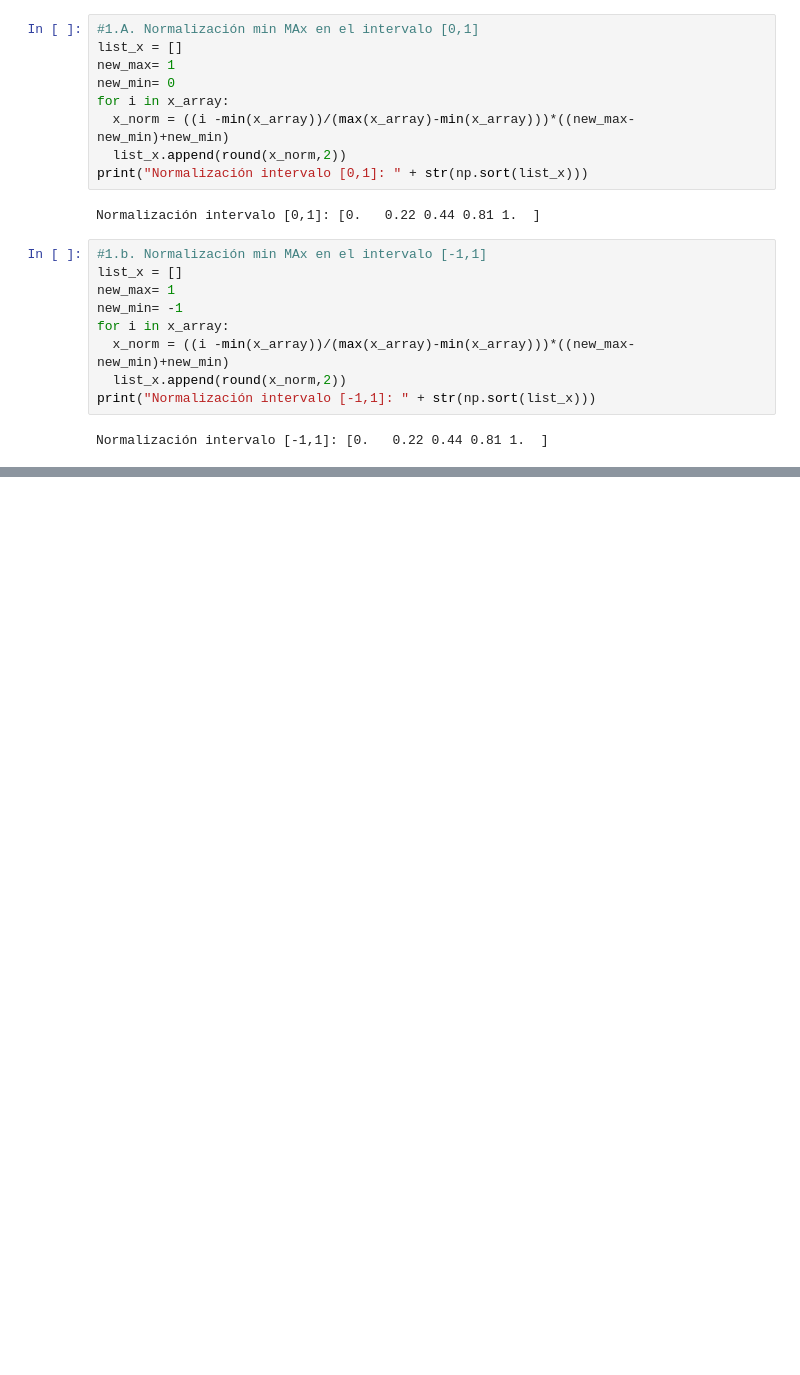
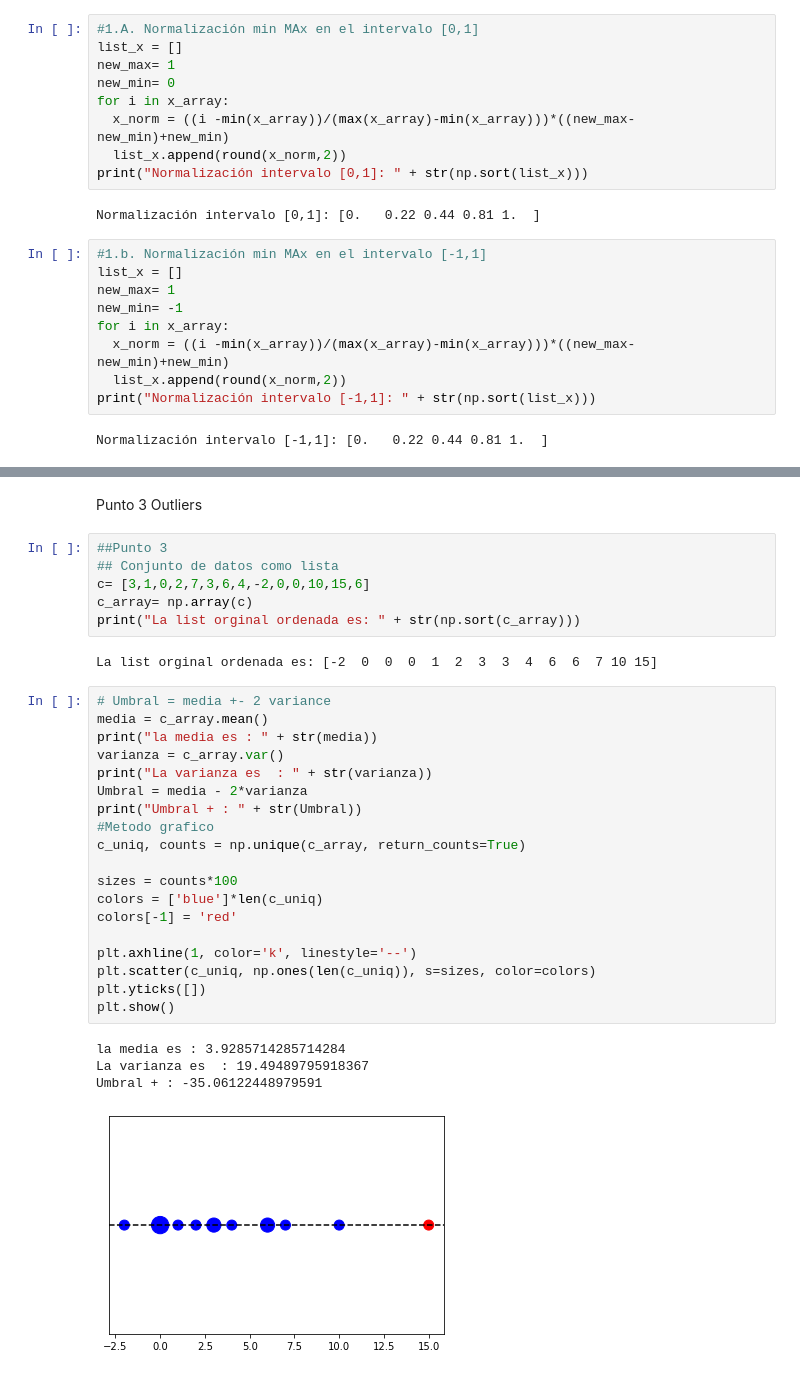
Before and after one commit to jcarvajalri/MineriaDatosUN, a Jupyter notebook: Taller_Procesamiento.ipynb, the cells around one changed output, grey strips where cells are left out. Cells and saved outputs as stored; diff of their text form; blank space fills up the shorter version.

Commit message:
Punto  del taller

```diff
--- a/Taller_Procesamiento.ipynb
+++ b/Taller_Procesamiento.ipynb
@@ -45,0 +71,34 @@ Normalización intervalo [-1,1]: [0.   0.22 0.44 0.81 1.  ]
+# %% [markdown]
+Punto 3 Outliers
+# %%
+##Punto 3
+## Conjunto de datos como lista
+c= [3,1,0,2,7,3,6,4,-2,0,0,10,15,6]
+c_array= np.array(c)
+print("La list orginal ordenada es: " + str(np.sort(c_array)))
+# %% [output]
+La list orginal ordenada es: [-2  0  0  0  1  2  3  3  4  6  6  7 10 15]
+# %%
+# Umbral = media +- 2 variance
+media = c_array.mean()
+print("la media es : " + str(media))
+varianza = c_array.var()
+print("La varianza es  : " + str(varianza))
+Umbral = media - 2*varianza
+print("Umbral + : " + str(Umbral))
+#Metodo grafico
+c_uniq, counts = np.unique(c_array, return_counts=True)
+
+sizes = counts*100
+colors = ['blue']*len(c_uniq)
+colors[-1] = 'red'
+
+plt.axhline(1, color='k', linestyle='--')
+plt.scatter(c_uniq, np.ones(len(c_uniq)), s=sizes, color=colors)
+plt.yticks([])
+plt.show()
+# %% [output]
+la media es : 3.9285714285714284
+La varianza es  : 19.49489795918367
+Umbral + : -35.06122448979591
+[figure, added]
```
Also changed, not shown: parts of 5 cells of this notebook.
